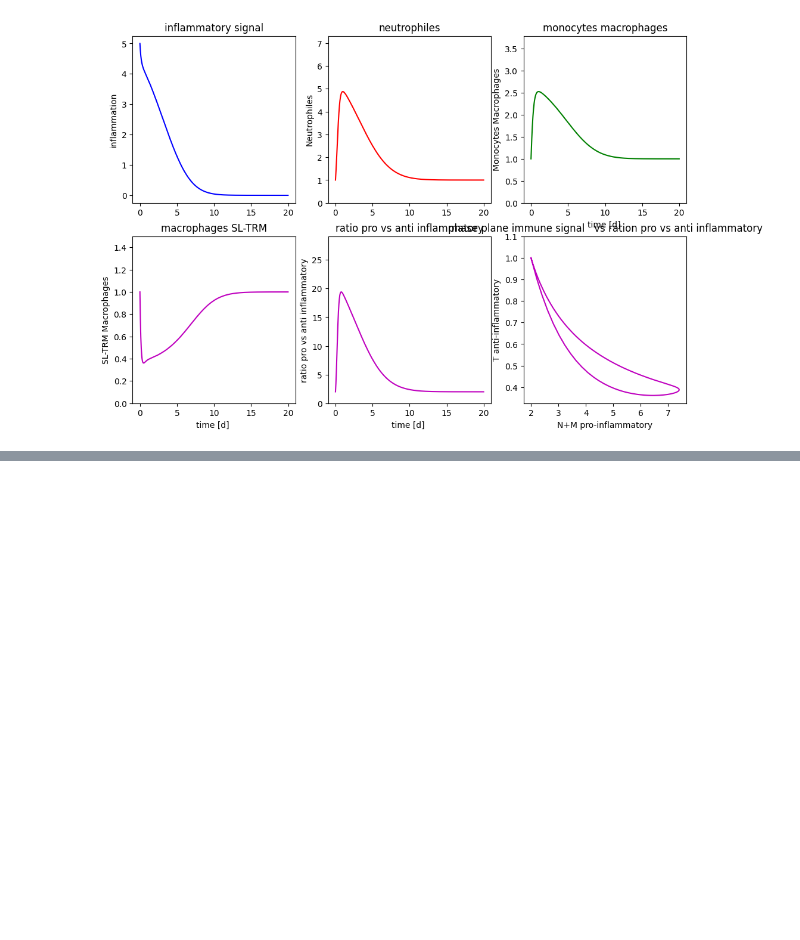
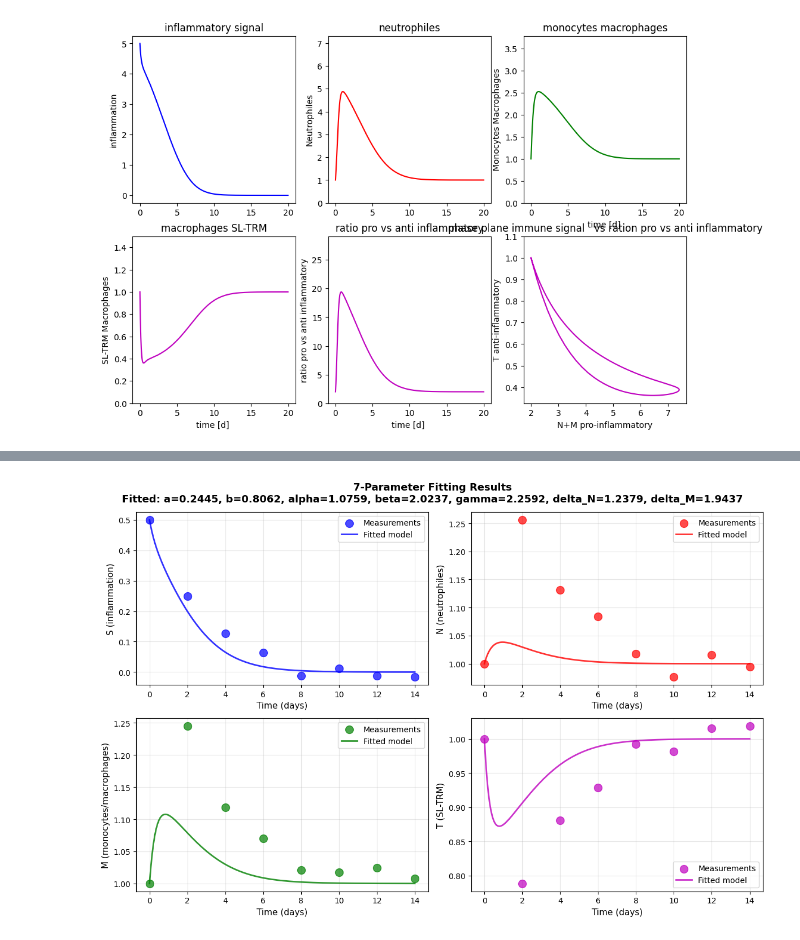
Before and after one commit to azerad/immunomath, a Jupyter notebook: model_arthritis_leastsquares.ipynb, the cells around one changed output, grey strips where cells are left out. Saved outputs shown, nothing was run; the diff lists cells and outputs as text; code cells hidden in the pictures; blank space fills up the shorter version.

```diff
--- a/model_arthritis_leastsquares.ipynb
+++ b/model_arthritis_leastsquares.ipynb
@@ -1312,0 +984,38 @@ delta_N=0.5478, delta_M=0.7529, a=0.3447, b=0.5816
+# %%
+alpha_hat, beta_hat, gamma_hat, deltaN_hat, deltaM_hat, a_hat, b_hat = result_fixed.x
+# Optional: fitted trajectory for later plotting
+sol_fitted_full = solve_ivp(
+    system_adim_oliv,
+    [t_measurements[0], t_measurements[-1]],
+    y_measured[0],
+    args=(alpha_hat, beta_hat, gamma_hat, deltaN_hat, deltaM_hat, a_hat, b_hat),
+    t_eval=np.linspace(t_measurements[0], t_measurements[-1], 200),
+    method="Radau"
+)
+# %%
+fig, axes = plt.subplots(2, 2, figsize=(12, 8))
+labels = ['S (inflammation)', 'N (neutrophiles)', 'M (monocytes/macrophages)', 'T (SL-TRM)']
+colors = ['b', 'r', 'g', 'm']
+
+for i, (ax, label, color) in enumerate(zip(axes.flat, labels, colors)):
+    # Plot measurements
+    ax.scatter(t_measurements, y_measured[:, i], color=color, s=100,
+              marker='o', label='Measurements', zorder=5, alpha=0.7)
+
+    # Plot fitted model
+    ax.plot(sol_fitted_full.t, sol_fitted_full.y[i], color=color, linewidth=2,
+           label='Fitted model', alpha=0.8)
+
+    ax.set_xlabel('Time (days)', fontsize=11)
+    ax.set_ylabel(label, fontsize=11)
+    ax.grid(True, alpha=0.3)
+    ax.legend(fontsize=10)
+
+plt.suptitle(f'7-Parameter Fitting Results\n'
+             f'Fitted: a={result_fixed.x[0]:.4f}, b={result_fixed.x[1]:.4f}, alpha={result_fixed.x[2]:.4f}, beta={result_fixed.x[3]:.4f}, gamma={result_fixed.x[4]:.4f}, delta_N={result_fixed.x[5]:.4f}, delta_M={result_fixed.x[6]:.4f}',
+            fontsize=13, fontweight='bold')
+plt.tight_layout()
+plt.savefig('parameter_fitting_result.png', dpi=150, bbox_inches='tight')
+plt.show()
+# %% [output]
+[figure, added]
```
Also changed, not shown: parts of 15 cells of this notebook, 1 other file.
